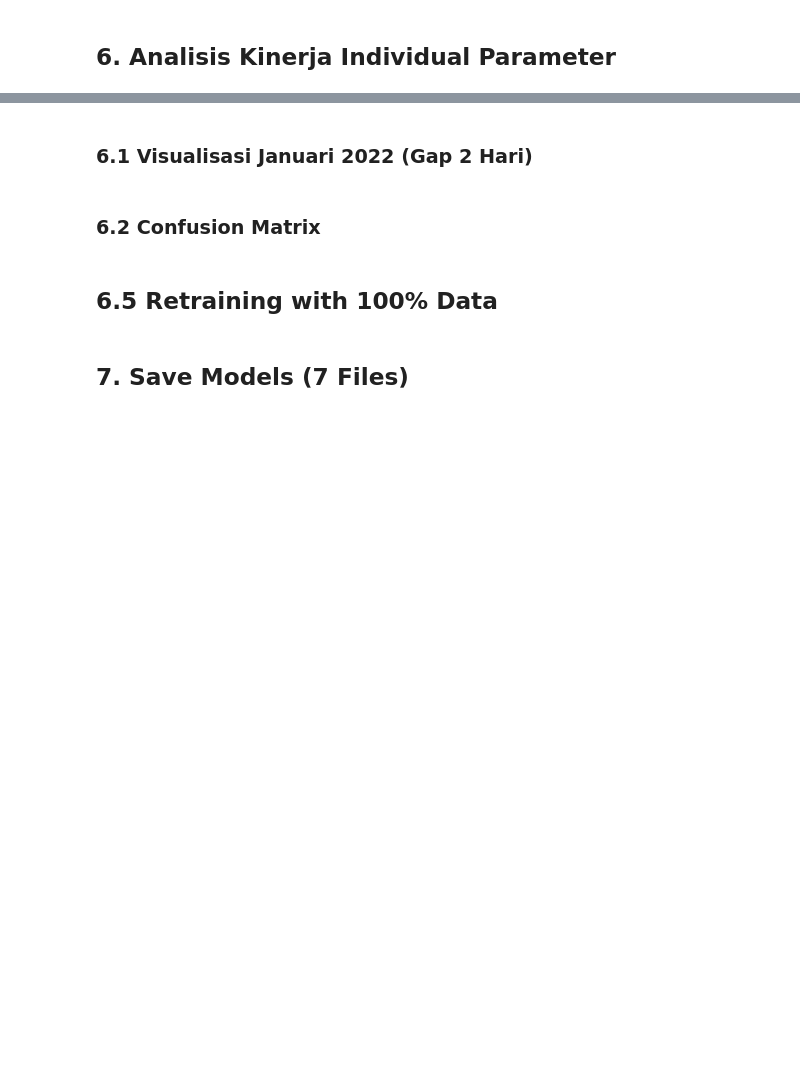
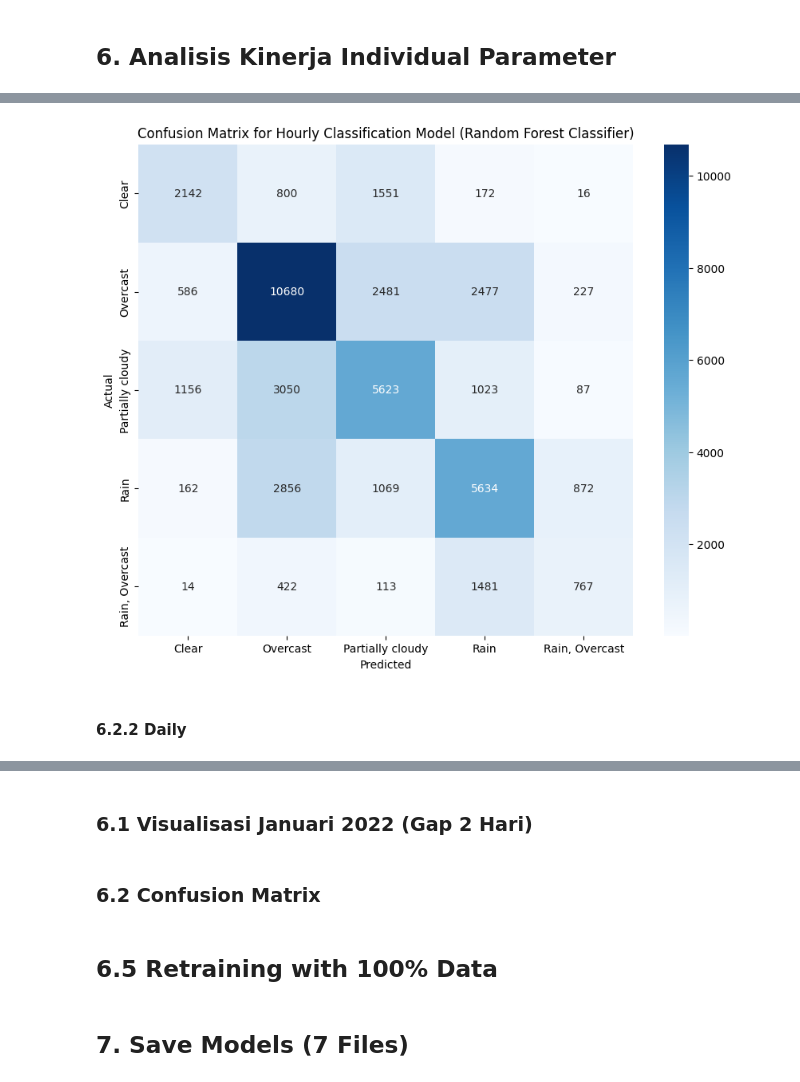
Before and after one commit to AzaniFatturFadhika/weather-iot, a Jupyter notebook: example_v2/model_training/model_weather_training_v4.ipynb, the cells around one changed output, grey strips where cells are left out. Drawn from its saved outputs; the diff is of its cells as text; code cells hidden in the pictures; blank space fills up the shorter version.

```diff
--- a/example_v2/model_training/model_weather_training_v4.ipynb
+++ b/example_v2/model_training/model_weather_training_v4.ipynb
@@ -259,16 +328,8 @@ print(f"Best Daily Regression: {best_daily_reg_name}")
 # %% [markdown]
 ### 5.7 Classification (DAILY)
 # %%
-daily_clf_models = {
-    'Logistic Regression': LogisticRegression(max_iter=1000, random_state=42),
-    'Decision Tree Classifier': DecisionTreeClassifier(random_state=42, max_depth=10),
-    'Random Forest Classifier': RandomForestClassifier(n_estimators=100, class_weight='balanced', random_state=42, n_jobs=-1),
-}
-if XGBOOST_AVAILABLE:
-    daily_clf_models['XGBoost Classifier'] = XGBClassifier(n_estimators=100, random_state=42, n_jobs=-1, verbosity=0)
-
 daily_clf_results = []
-for name, model in daily_clf_models.items():
+for name, model in classification_models.items():
     print(f"Training Daily {name}...")
     model.fit(X_daily_train, y_daily_train_clf)
     y_pred = model.predict(X_daily_test)
@@ -277,4 +338,5 @@ for name, model in daily_clf_models.items():
 
 df_daily_clf = pd.DataFrame(daily_clf_results).sort_values('Accuracy', ascending=False)
 display(df_daily_clf)
-print(f"Best Daily Classification: {df_daily_clf.iloc[0]['Model']}")
+best_daily_clf_name = df_daily_clf.iloc[0]['Model']
+print(f"Best Daily Classification: {best_daily_clf_name}")
@@ -301,13 +437,17 @@ from sklearn.metrics import accuracy_score, precision_score, recall_score, f1_sc
 import matplotlib.pyplot as plt
 
 # Train best models Classification
-best_clf_model = LogisticRegression(max_iter=1000, random_state=42)
-best_clf_model.fit(X_hourly_train, y_hourly_train_clf)
+# best_hourly_clf_model = RandomForestClassifier(n_estimators=100, class_weight='balanced', random_state=42, n_jobs=-1)
+for name, model in classification_models.items():
+    if name == best_hourly_clf_name:
+        best_hourly_clf_model = model
 
-y_pred_clf = best_clf_model.predict(X_hourly_test)
-y_pred_proba_clf = best_clf_model.predict_proba(X_hourly_test)
+best_hourly_clf_model.fit(X_hourly_train, y_hourly_train_clf)
 
-clf_accuracy = accuracy_score(y_hourly_test_clf, y_pred_clf)
-clf_precision = precision_score(y_hourly_test_clf, y_pred_clf, average='weighted')
-clf_recall = recall_score(y_hourly_test_clf, y_pred_clf, average='weighted')
-clf_f1 = f1_score(y_hourly_test_clf, y_pred_clf, average='weighted')
+y_hourly_pred_clf = best_hourly_clf_model.predict(X_hourly_test)
+y_hourly_pred_proba_clf = best_hourly_clf_model.predict_proba(X_hourly_test)
+
+hourly_clf_accuracy = accuracy_score(y_hourly_test_clf, y_hourly_pred_clf)
+hourly_clf_precision = precision_score(y_hourly_test_clf, y_hourly_pred_clf, average='weighted')
+hourly_clf_recall = recall_score(y_hourly_test_clf, y_hourly_pred_clf, average='weighted')
+hourly_clf_f1 = f1_score(y_hourly_test_clf, y_hourly_pred_clf, average='weighted')
@@ -329,0 +482,13 @@ plt.show()
+# %%
+cm = confusion_matrix(y_hourly_test_clf, y_hourly_pred_clf)
+plt.figure(figsize=(10, 8))
+sns.heatmap(cm, annot=True, fmt='d', cmap='Blues',
+            xticklabels=le_conditions.classes_, yticklabels=le_conditions.classes_)
+plt.title(f'Confusion Matrix for Hourly Classification Model ({best_hourly_clf_name})')
+plt.ylabel('Actual')
+plt.xlabel('Predicted')
+plt.show()
+# %% [output]
+[figure, added]
+# %% [markdown]
+#### 6.2.2 Daily
```
Also changed, not shown: parts of 50 cells of this notebook.
